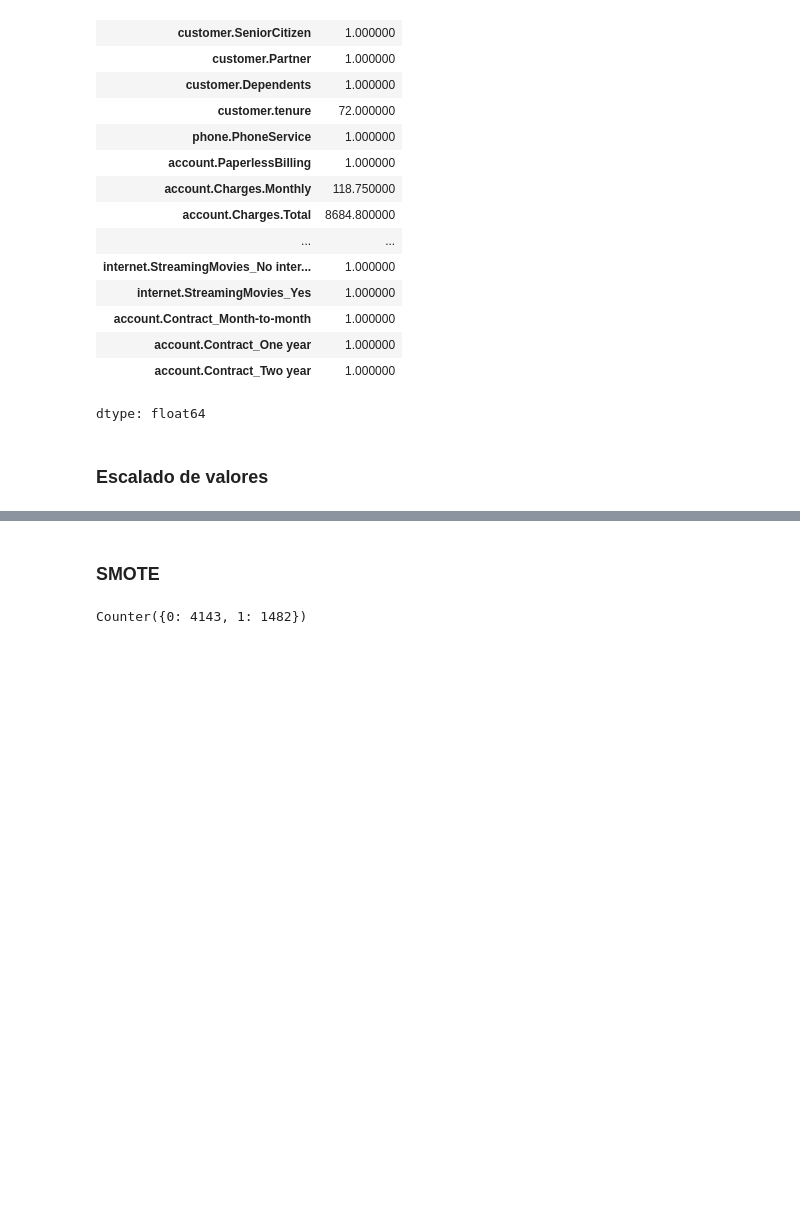
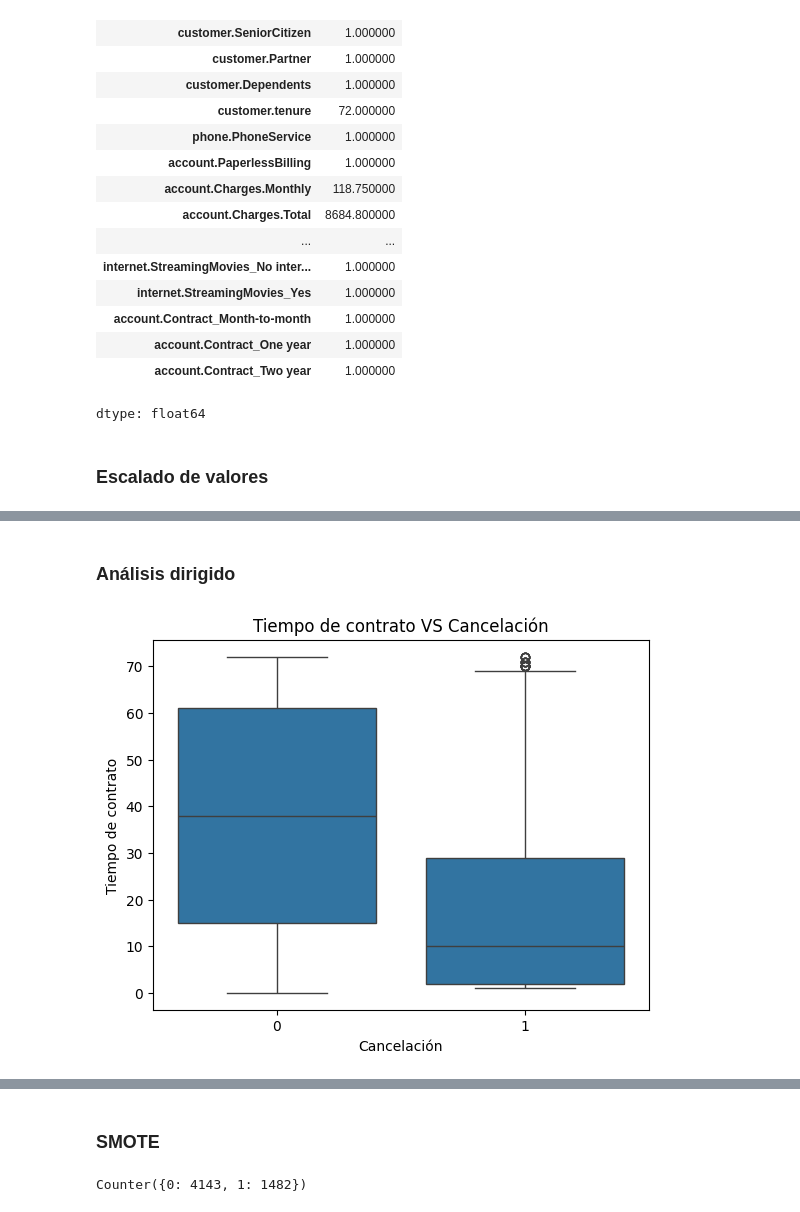
Before and after one commit to Alexsinator/Challenge_Alura_Store_Alex, a Jupyter notebook: TelecomX_LATAM_Parte_2.ipynb, the cells around one changed output, grey strips where cells are left out. Drawn from its saved outputs; the diff is of its cells as text; code cells hidden in the pictures; blank space fills up the shorter version.

```diff
--- a/TelecomX_LATAM_Parte_2.ipynb
+++ b/TelecomX_LATAM_Parte_2.ipynb
@@ -420,0 +480,14 @@ X_test_scaled.loc[:,columnas_valores_altos] = X_test_escalado
+# %% [markdown]
+### Análisis dirigido
+# %%
+# Tiempo de contrato × Cancelación
+# Gasto total × Cancelación
+
+sns.boxplot(data = datos, x='Churn', y = 'customer.tenure')
+plt.title('Boxplot')
+plt.title('Tiempo de contrato VS Cancelación')
+plt.xlabel('Cancelación')
+plt.ylabel('Tiempo de contrato')
+plt.show()
+# %% [output]
+[figure, added]
```
Also changed, not shown: parts of 16 cells of this notebook.
